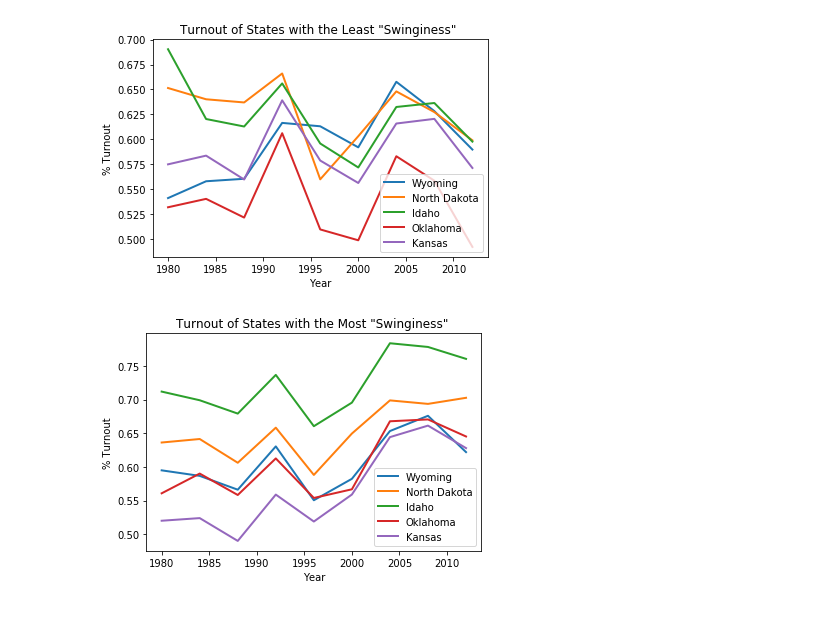
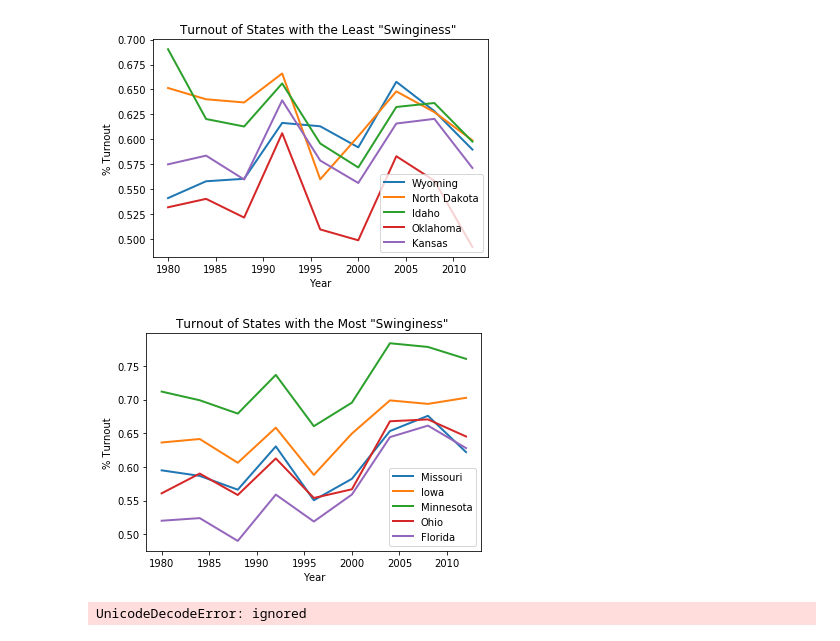
Before and after one commit to tinawong15/portends-greatness, a Jupyter notebook: elections.ipynb, the cells around one changed output. Cells and saved outputs as stored; diff of their text form; code cells hidden in the pictures.

```diff
--- a/elections.ipynb
+++ b/elections.ipynb
@@ -177,14 +177,14 @@ plt.show()
 # %%
 # plotted most swinginess states
 plt.figure(1)
 for state in last_swing_states:
 #     print(all_states_vote[all_states_vote['state'] == state]['turnout'])
     plt.plot(years, all_states_vote[all_states_vote['state'] == state]['turnout'], linewidth=2, markersize=12)
 
 plt.title("""Turnout of States with the Most "Swinginess" """)
-plt.legend(non_swing_states)
+plt.legend(last_swing_states)
 plt.xlabel('Year')
 plt.ylabel('% Turnout')
 plt.show()
 # %% [output]
-[figure, old version]
+[figure, new version]
@@ -192,0 +191,5 @@ all_states_vote
+# %%
+path = "portends-greatness/county_population.csv"
+county_pop = pd.read_csv(path)
+# %% [output]
+UnicodeDecodeError: ignored
```
Also changed, not shown: parts of 1 cell of this notebook.
